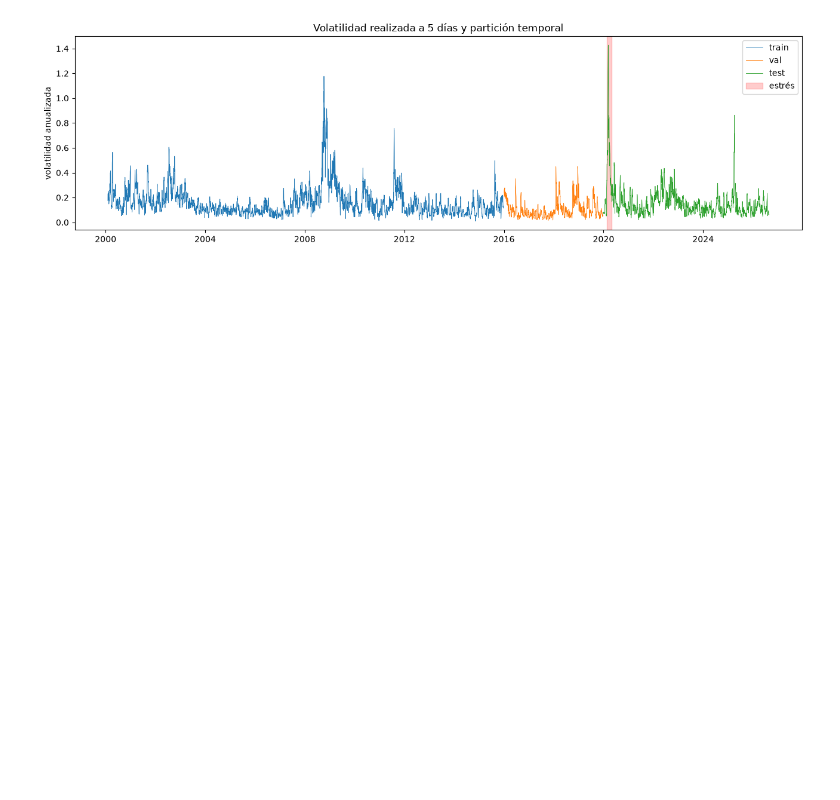
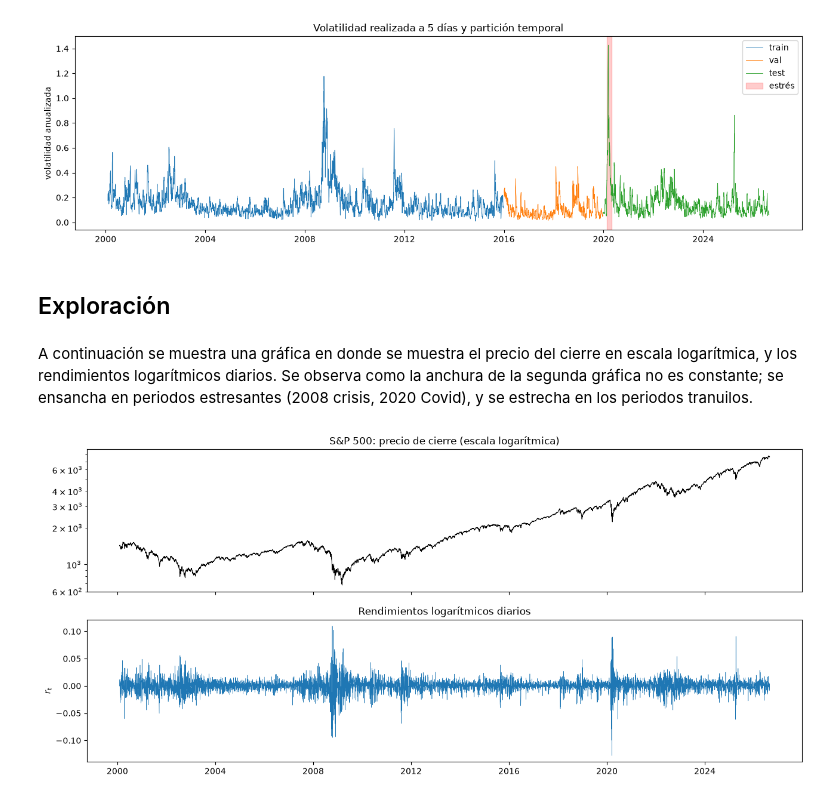
Before and after one commit to VictorSinNav/TFG, a Jupyter notebook: notebooks/01_exploracion.ipynb, the cells around one changed output. Cells and saved outputs as stored; diff of their text form; code cells hidden in the pictures; blank space fills up the shorter version.

Commit message:
E.06. Exploración y visualización de los datos

```diff
--- a/notebooks/01_exploracion.ipynb
+++ b/notebooks/01_exploracion.ipynb
@@ -192,3 +196,35 @@ plt.savefig("../results/figures/particion_temporal.png", dpi=150)
 plt.show()
 # %% [output]
 [figure]
+# %% [markdown]
+## Exploración
+# %%
+import numpy as np
+import matplotlib.pyplot as plt
+from scipy import stats
+from statsmodels.graphics.tsaplots import plot_acf
+
+# Iremos guardando las figuras en results/figures, que es un subdirectorio de resultados.
+FIG = "../results/figures"
+
+# Atajo para capturar la columna de rendimientos como serie
+# y ponerle nombre corto.
+r = df["r"]
+# %% [markdown]
+A continuación se muestra una gráfica en donde se muestra el precio del cierre en escala logarítmica, y los rendimientos logarítmicos diarios. Se observa como la anchura de la segunda gráfica no es constante; se ensancha en periodos estresantes (2008 crisis, 2020 Covid), y se estrecha en los periodos tranuilos.
+# %%
+fig, axes = plt.subplots(2, 1, figsize=(13, 6), sharex=True)
+
+axes[0].plot(df.index, df["close"], lw=0.7, color="black")
+axes[0].set_yscale("log")   # escala log: el crecimiento compuesto se ve lineal
+axes[0].set_title("S&P 500: precio de cierre (escala logarítmica)")
+
+axes[1].plot(df.index, r, lw=0.4, color="tab:blue")
+axes[1].set_title("Rendimientos logarítmicos diarios")
+axes[1].set_ylabel("$r_t$")
+
+plt.tight_layout()
+plt.savefig(f"{FIG}/serie_precios_rendimientos.png", dpi=150)
+plt.show()
+# %% [output]
+[figure, added]
```
Also changed, not shown: parts of 15 cells of this notebook, 11 other files.
